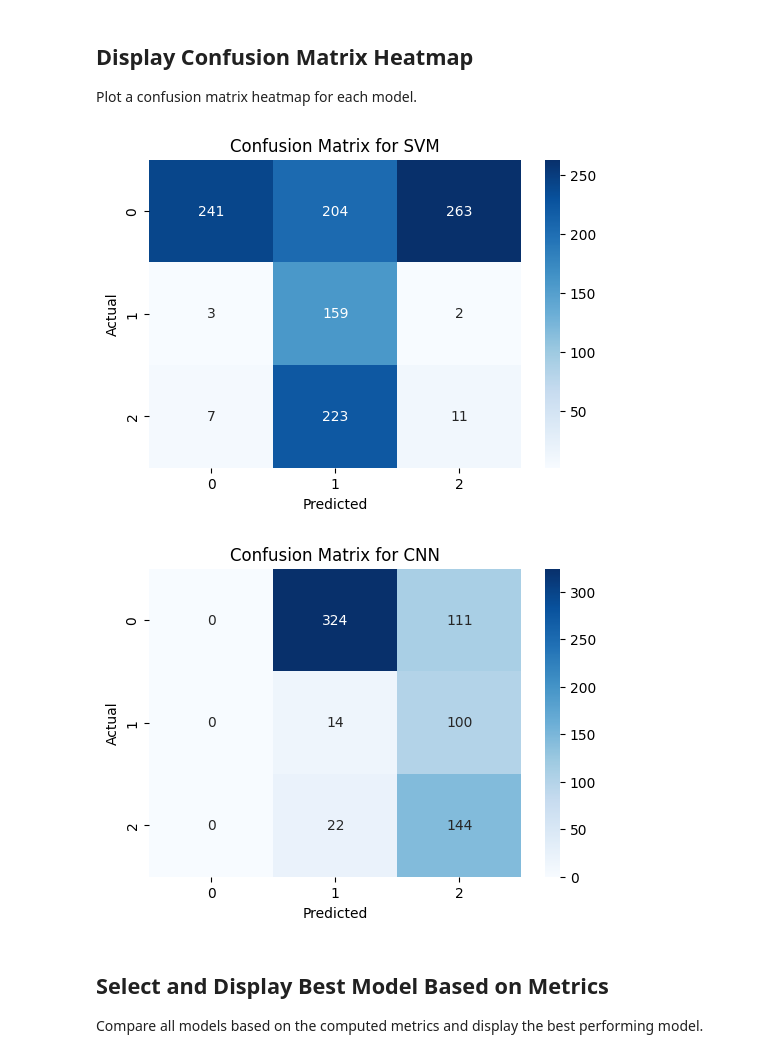
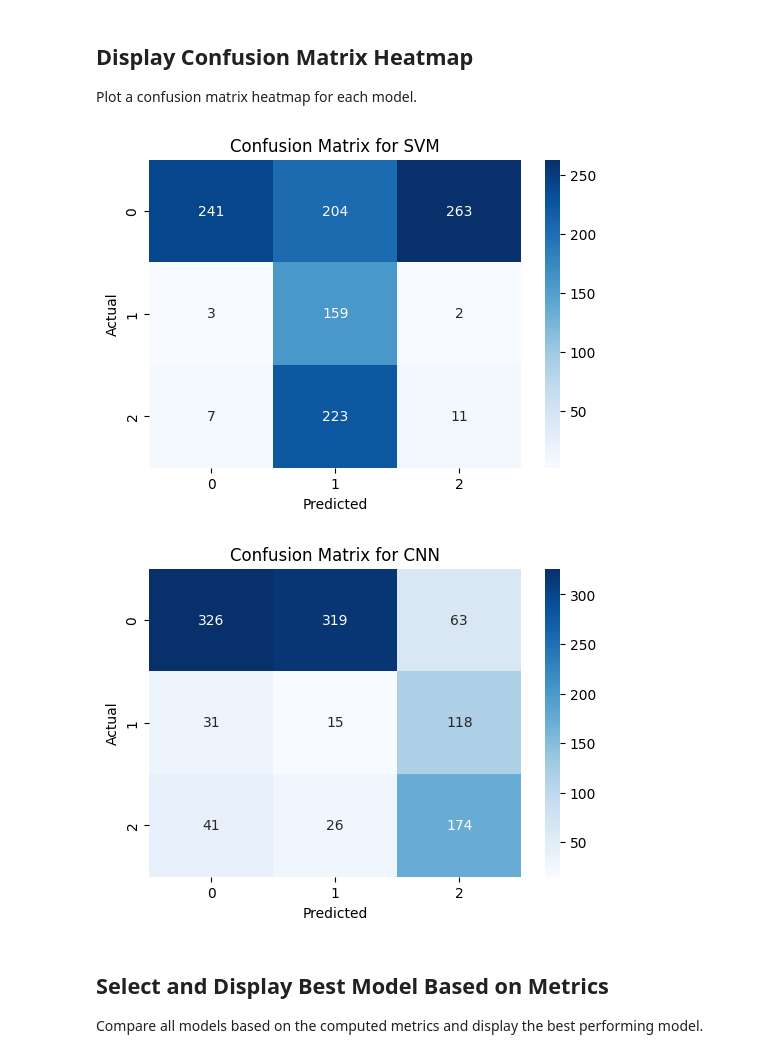
Before and after one commit to Joshua-Ean-Valera/BenchMarking, a Jupyter notebook: benchmarking_models_comparison copy.ipynb, the cells around one changed output. Drawn from its saved outputs; the diff is of its cells as text; code cells hidden in the pictures.

```diff
--- a/benchmarking_models_comparison copy.ipynb
+++ b/benchmarking_models_comparison copy.ipynb
@@ -165,34 +165,34 @@ Plot a confusion matrix heatmap for each model.
 # %%
 # Plot confusion matrix heatmap for each model
 for name, res in results.items():
     y_true = res['y_true']
     y_pred = res['y_pred']
     # Ensure both are string labels for confusion matrix
-    label_map = {'neutral': 0, 'positive': 1, 'negative': -1}
+    label_map = {'neutral': 0, 'positive': 1, 'negative': 2}
     if not isinstance(y_true.iloc[0], str):
         inv_label_map = {v: k for k, v in label_map.items()}
         y_true_cm = pd.Series(y_true).map(inv_label_map)
     else:
         y_true_cm = pd.Series(y_true)
     if not isinstance(y_pred[0], str):
         inv_label_map = {v: k for k, v in label_map.items()}
         y_pred_cm = pd.Series(y_pred).map(inv_label_map)
     else:
         y_pred_cm = pd.Series(y_pred)
     # Filter out any NaNs that may have resulted from mapping
     mask = (~y_true_cm.isna()) & (~y_pred_cm.isna())
     y_true_cm = y_true_cm[mask]
     y_pred_cm = y_pred_cm[mask]
     cm = confusion_matrix(y_true_cm, y_pred_cm)
     plt.figure(figsize=(6,4))
     sns.heatmap(cm, annot=True, fmt='d', cmap='Blues')
     plt.title(f'Confusion Matrix for {name}')
     plt.xlabel('Predicted')
     plt.ylabel('Actual')
     plt.show()
 # %% [output]
 [figure]
-[figure, old version]
+[figure, new version]
 # %% [markdown]
 ## Select and Display Best Model Based on Metrics
 Compare all models based on the computed metrics and display the best performing model.
```
Also changed, not shown: parts of 3 cells of this notebook.
